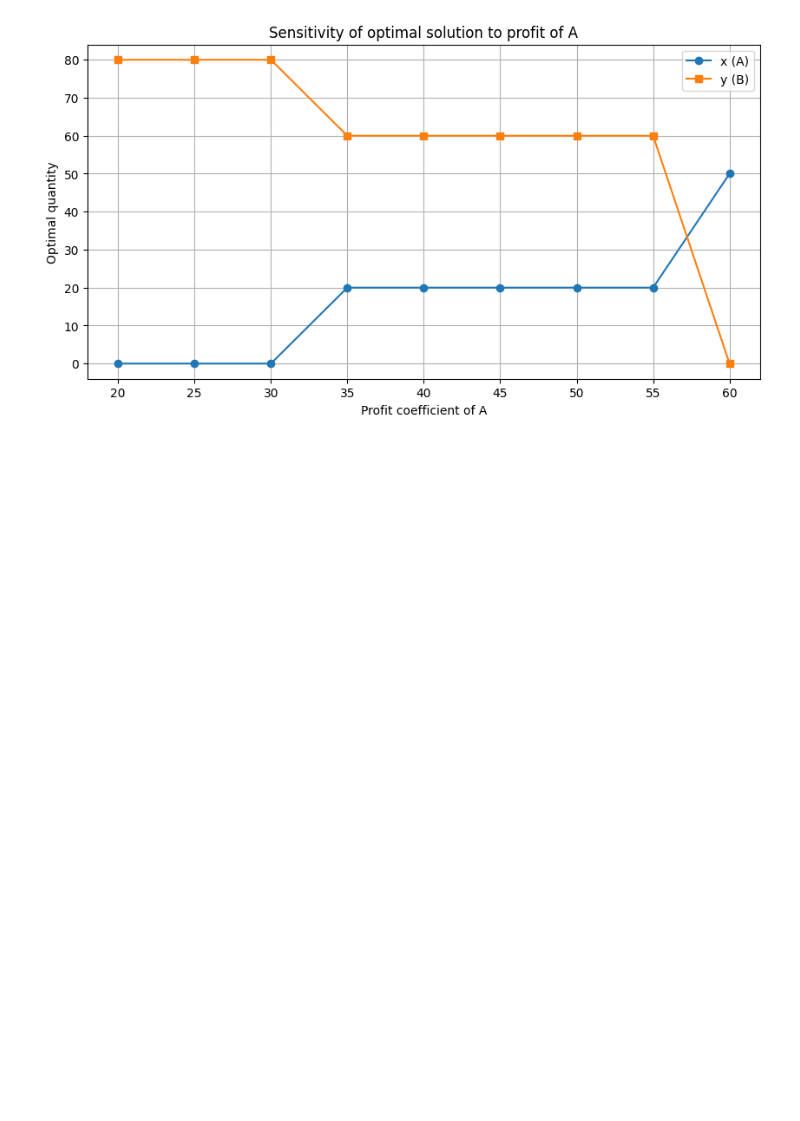
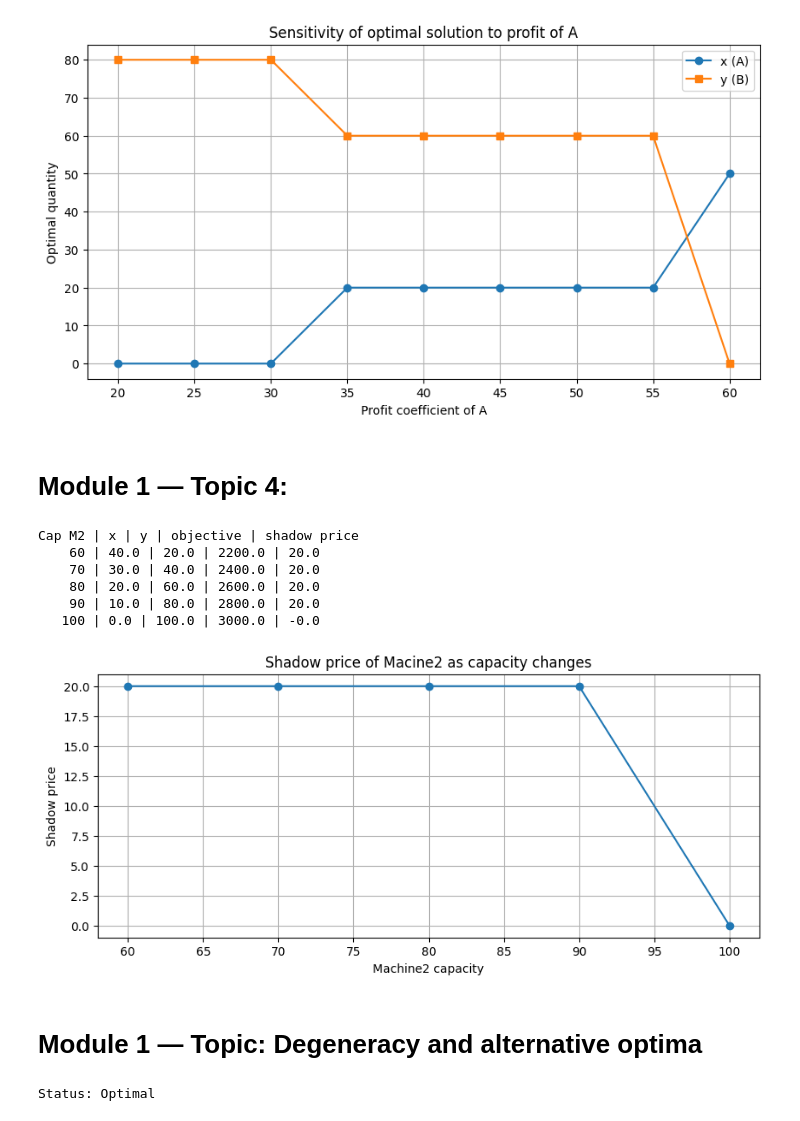
Before and after one commit to aditya01ad/colab_codes, a Jupyter notebook: notebooks/OR_Prep/OR_prep_M1.ipynb, the cells around one changed output. Drawn from its saved outputs; the diff is of its cells as text; code cells hidden in the pictures; blank space fills up the shorter version.

```diff
--- a/notebooks/OR_Prep/OR_prep_M1.ipynb
+++ b/notebooks/OR_Prep/OR_prep_M1.ipynb
@@ -352,3 +354,65 @@ Profit_A | x_opt | y_opt | objective
     55    20.0   60.0    2900.0
     60    50.0    0.0    3000.0
 [figure]
+# %% [markdown]
+# **Module 1 — Topic 4:**
+# %%
+capacity_M2 = np.arange(60, 101,10)
+results = []
+
+for cap in capacity_M2:
+    model = LpProblem("Sens_RHS_M2", LpMaximize)
+    x = LpVariable("x", lowBound=0)
+    y = LpVariable("y", lowBound=0)
+
+    model += 40*x + 30*y
+    model +=  2*x +    y <= 100
+    model +=    x +    y <= cap
+    model.solve()
+
+    # Get shadow price of constraint
+    # PuLP stores constraints in order added: second constraint is M2
+    shadow = model.constraints['_C2'].pi # default name might be _C2
+
+    results.append((cap, x.varValue, y.varValue, value(model.objective), shadow))
+
+print("Cap M2 | x | y | objective | shadow price")
+
+for r in results:
+    print(f"{r[0]:>6} | {r[1]:>3} | {r[2]:>3} | {r[3]:>} | {r[4]:>4}")
+
+# Plot shadow price vs capacity
+caps = [r[0] for r in results]
+shadow_prices = [r[4] for r in results]
+
+plt.figure(figsize=(10, 4))
+plt.plot(caps, shadow_prices, marker='o')
+plt.xlabel('Machine2 capacity')
+plt.ylabel('Shadow price')
+plt.title('Shadow price of Macine2 as capacity changes')
+plt.grid(True)
+
+plt.show()
+# %% [output]
+Cap M2 | x | y | objective | shadow price
+    60 | 40.0 | 20.0 | 2200.0 | 20.0
+    70 | 30.0 | 40.0 | 2400.0 | 20.0
+    80 | 20.0 | 60.0 | 2600.0 | 20.0
+    90 | 10.0 | 80.0 | 2800.0 | 20.0
+   100 | 0.0 | 100.0 | 3000.0 | -0.0
+[figure, added]
+# %% [markdown]
+# **Module 1 — Topic: Degeneracy and alternative optima**
+# %%
+model_alt = LpProblem("Altrnative", LpMaximize)
+
+x = LpVariable("x", lowBound=0)
+y = LpVariable("y", lowBound=0)
+
+model_alt += 2*x + 2*y
+model_alt +=   x +   y <= 1
+model_alt.solve()
+
+print("Status:", LpStatus[model_alt.status])
+# %% [output]
+Status: Optimal
```
Also changed, not shown: parts of 1 cell of this notebook.
